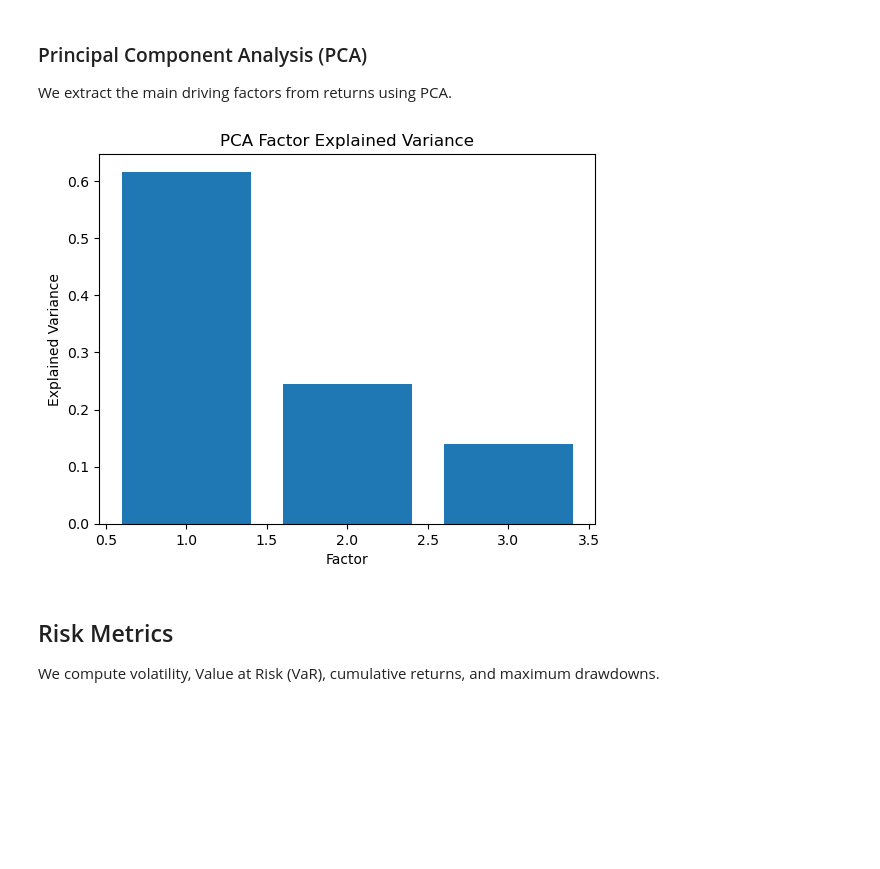
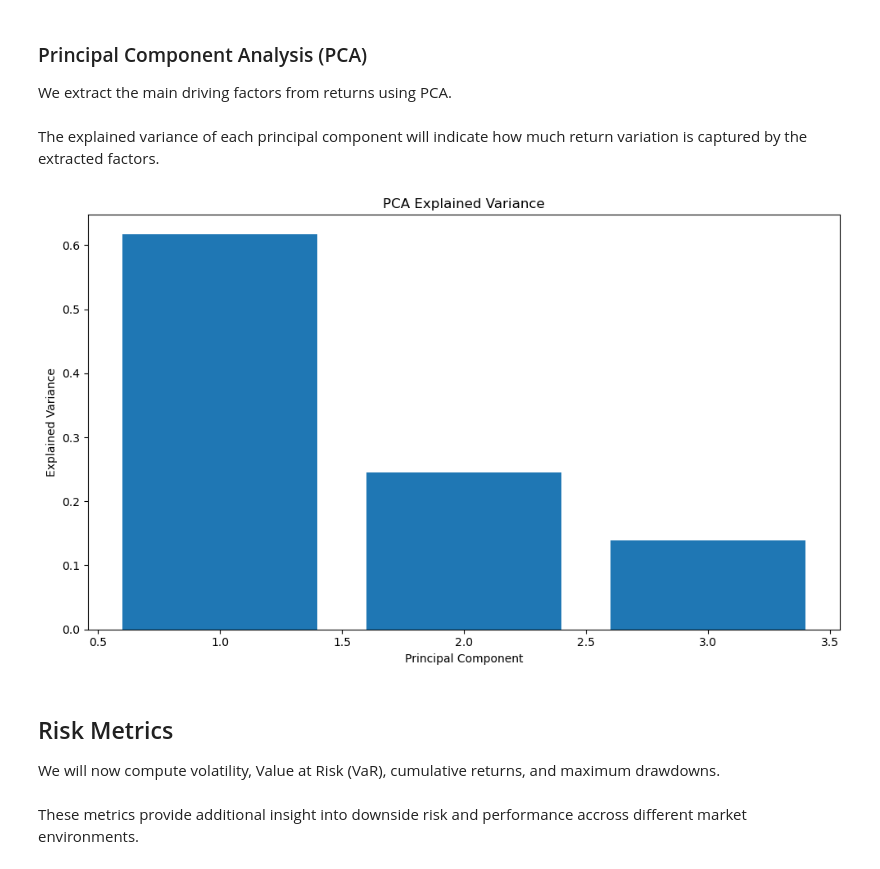
Before and after one commit to danielvo-finance/Equity-Return-Factor-Analysis-Project, a Jupyter notebook: notebook/risk_modeling.ipynb, the cells around one changed output. Saved outputs shown, nothing was run; the diff lists cells and outputs as text; code cells hidden in the pictures; blank space fills up the shorter version.

```diff
--- a/notebook/risk_modeling.ipynb
+++ b/notebook/risk_modeling.ipynb
@@ -109,15 +116,33 @@ ffm_results
 ### Principal Component Analysis (PCA)
 
 We extract the main driving factors from returns using PCA.
+# %% [markdown]
+ The explained variance of each principal component will indicate how much return variation is captured by the extracted factors.
 # %%
-eig_vals, eig_vecs = pca(returns, n_factors=3)
-plot_pca_variance(eig_vals)
+# Run PCA
+eig_vals, eig_vecs = pca(returns)
+
+# Plot explained variance
+plt.figure(figsize=(10,6))
+explained = eig_vals / eig_vals.sum()
+
+plt.bar(range(1, len(explained) + 1), explained)
+plt.xlabel("Principal Component")
+plt.ylabel("Explained Variance")
+plt.title("PCA Explained Variance")
+plt.tight_layout()
+
+# Save figure
+plt.savefig("../figures/pca_explained_variance.png")
+plt.show()
 # %% [output]
-[figure, old version]
+[figure, new version]
 # %% [markdown]
 ## Risk Metrics
 
-We compute volatility, Value at Risk (VaR), cumulative returns, and maximum drawdowns.
+We will now compute volatility, Value at Risk (VaR), cumulative returns, and maximum drawdowns.
+# %% [markdown]
+These metrics provide additional insight into downside risk and performance accross different market environments.
 # %%
 # Volatility
 volatility = vol(returns)
```
Also changed, not shown: parts of 13 cells of this notebook.
